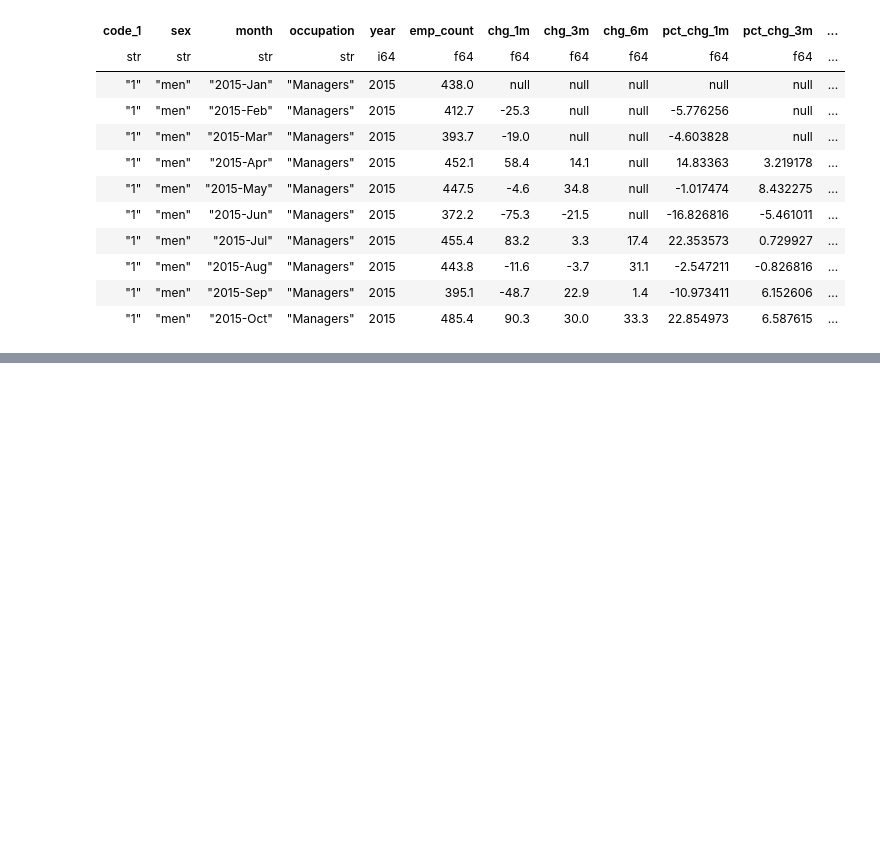
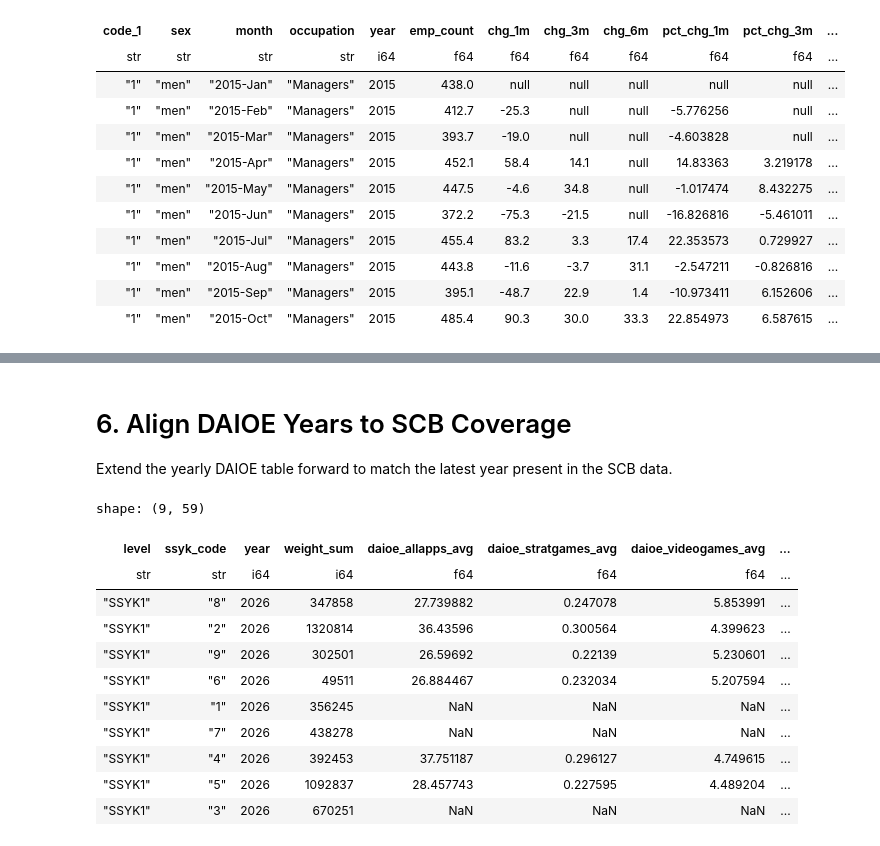
Before and after one commit to joseph-data/AI_Econ_daioe_months_v2, a Jupyter notebook: ssyk12_daioe_months.ipynb, the cells around one changed output, grey strips where cells are left out. Cells and saved outputs as stored; diff of their text form; code cells hidden in the pictures; blank space fills up the shorter version.

```diff
--- a/ssyk12_daioe_months.ipynb
+++ b/ssyk12_daioe_months.ipynb
@@ -214,0 +222,4 @@ shape: (10, 59)
+# %% [markdown]
+# 6. Align DAIOE Years to SCB Coverage
+
+Extend the yearly DAIOE table forward to match the latest year present in the SCB data.
@@ -214,0 +253,15 @@ shape: (10, 59)
+# %%
+daioe_lazy_lf_extended.filter(pl.col("year") == SCB_MAX_YEAR).limit(10).collect()
+# %% [output]
+shape: (9, 59)
+| level | ssyk_code | year | weight_sum | daioe_allapps_avg | daioe_stratgames_avg | daioe_videogames_avg | ... |
+| str | str | i64 | i64 | f64 | f64 | f64 | ... |
+| "SSYK1" | "8" | 2026 | 347858 | 27.739882 | 0.247078 | 5.853991 | ... |
+| "SSYK1" | "2" | 2026 | 1320814 | 36.43596 | 0.300564 | 4.399623 | ... |
+| "SSYK1" | "9" | 2026 | 302501 | 26.59692 | 0.22139 | 5.230601 | ... |
+| "SSYK1" | "6" | 2026 | 49511 | 26.884467 | 0.232034 | 5.207594 | ... |
+| "SSYK1" | "1" | 2026 | 356245 | NaN | NaN | NaN | ... |
+| "SSYK1" | "7" | 2026 | 438278 | NaN | NaN | NaN | ... |
+| "SSYK1" | "4" | 2026 | 392453 | 37.751187 | 0.296127 | 4.749615 | ... |
+| "SSYK1" | "5" | 2026 | 1092837 | 28.457743 | 0.227595 | 4.489204 | ... |
+| "SSYK1" | "3" | 2026 | 670251 | NaN | NaN | NaN | ... |
```
Also changed, not shown: parts of 14 cells of this notebook, 2 other files.
